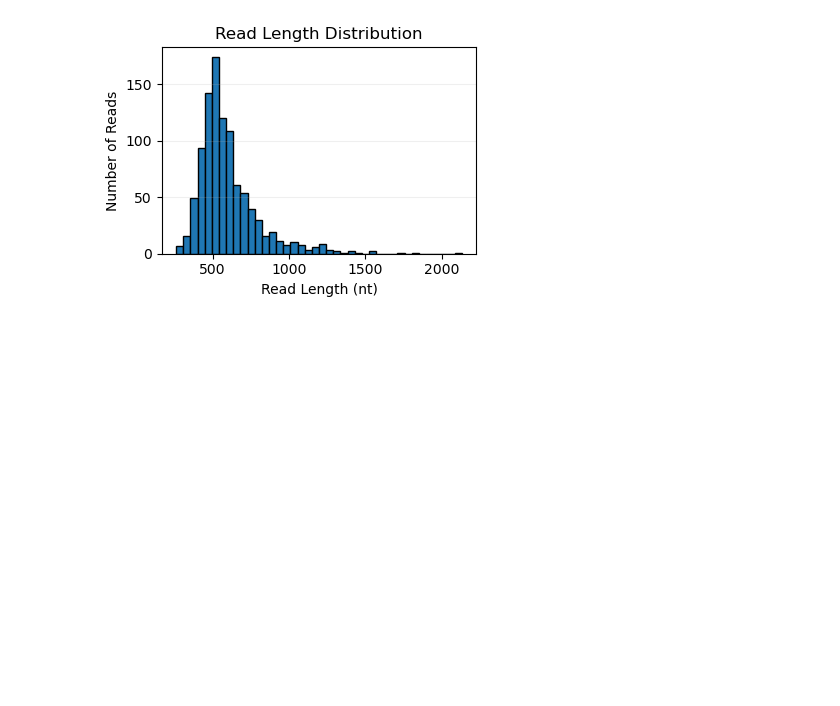
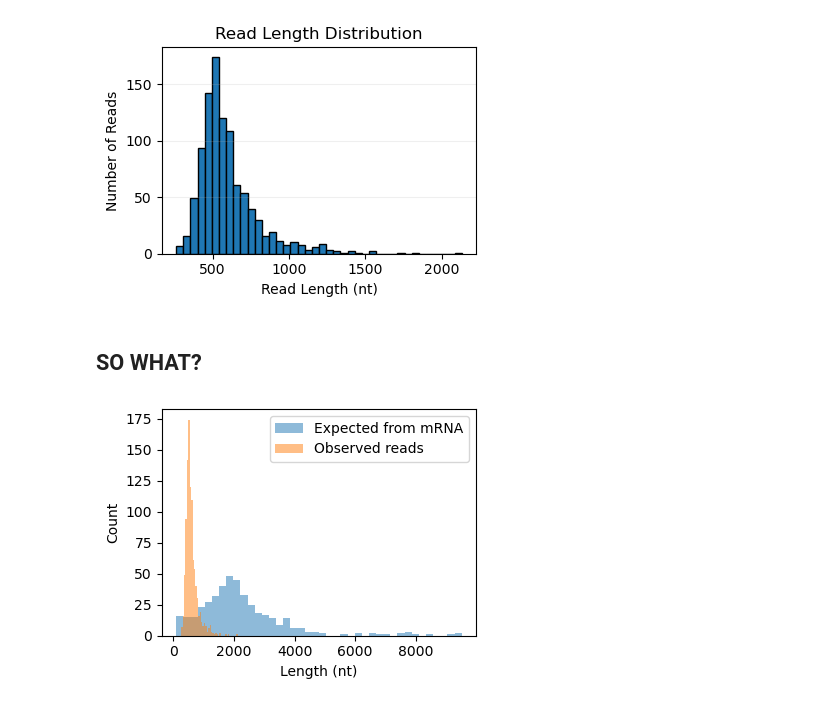
Before and after one commit to ih-11/hmm-3end, a Jupyter notebook: notebooks/qcfastq.ipynb, the cells around one changed output. Cells and saved outputs as stored; diff of their text form; code cells hidden in the pictures; blank space fills up the shorter version.

```diff
--- a/notebooks/qcfastq.ipynb
+++ b/notebooks/qcfastq.ipynb
@@ -281,3 +281,30 @@ plt.tight_layout()
 plt.show()
 # %% [output]
 [figure]
+# %% [markdown]
+## SO WHAT?
+# %%
+plt.figure(figsize=(4, 3))
+
+plt.hist(
+    mrna_df["mrna_length"],
+    bins=40,
+    alpha=0.5,
+    label="Expected from mRNA"
+)
+
+plt.hist(
+    df["length"],
+    bins=40,
+    alpha=0.5,
+    label="Observed reads"
+)
+
+plt.xlabel("Length (nt)")
+plt.ylabel("Count")
+plt.legend()
+
+plt.tight_layout()
+plt.show()
+# %% [output]
+[figure, added]
```
Also changed, not shown: parts of 1 cell of this notebook.
